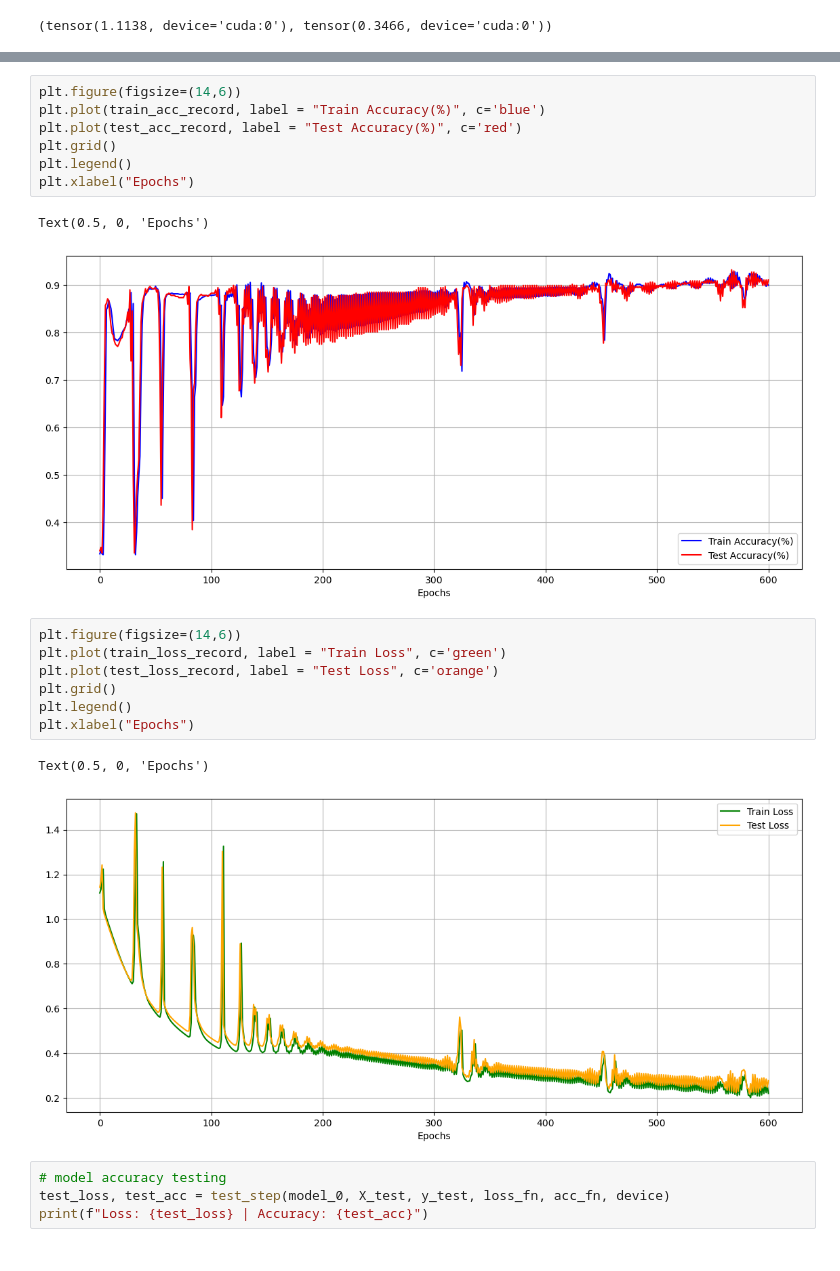
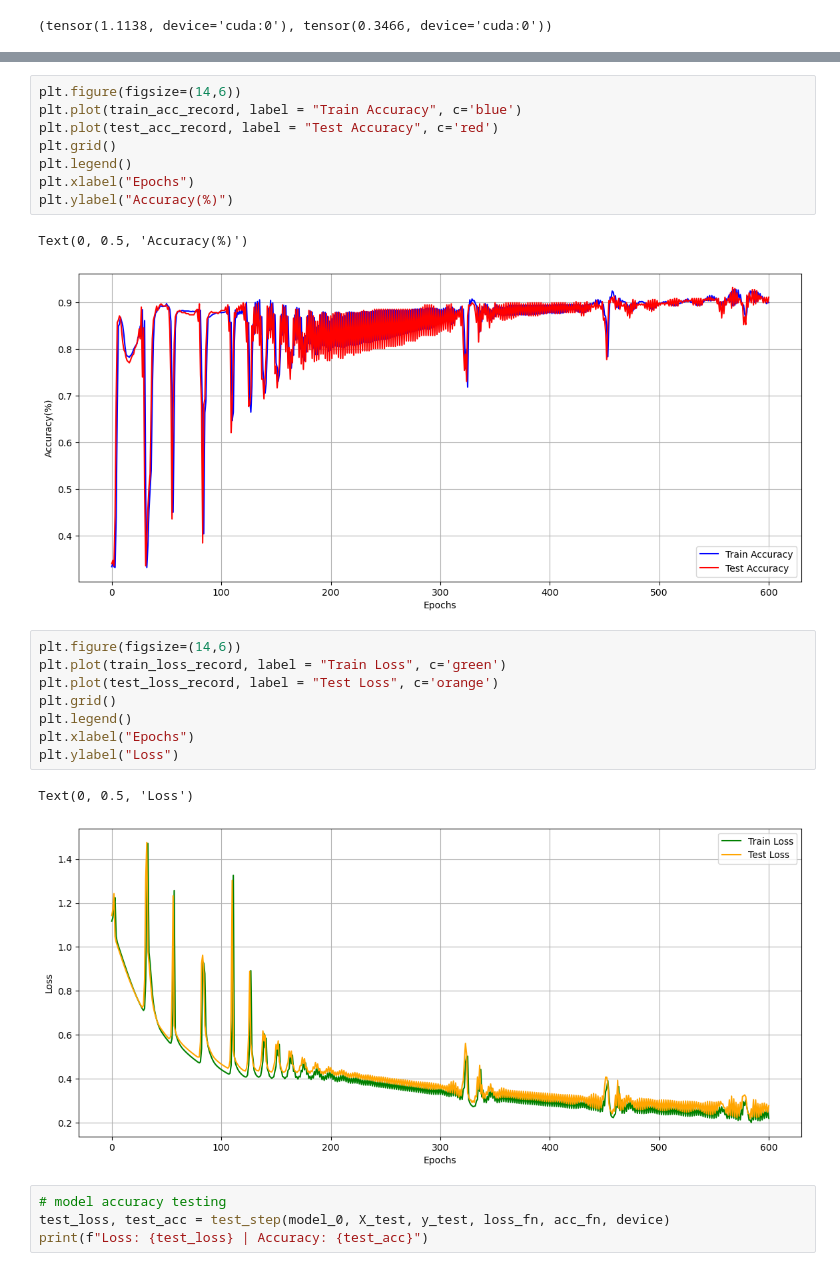
Before and after one commit to ng-daniel/brainwave_emotion_data, a Jupyter notebook: wave_classification.ipynb, the cells around one changed output, grey strips where cells are left out. Saved outputs shown, nothing was run; the diff lists cells and outputs as text.

```diff
--- a/wave_classification.ipynb
+++ b/wave_classification.ipynb
@@ -197,14 +197,15 @@ Epoch: 599 | Train loss 0.25647175312042236 | Train acc: 0.9026392698287964 | Te
 Epoch: 600 | Train loss 0.2206883281469345 | Train acc: 0.8997067213058472 | Test loss: 0.2772287130355835 | Test acc: 0.9110070466995239
 # %%
 plt.figure(figsize=(14,6))
-plt.plot(train_acc_record, label = "Train Accuracy(%)", c='blue')
-plt.plot(test_acc_record, label = "Test Accuracy(%)", c='red')
+plt.plot(train_acc_record, label = "Train Accuracy", c='blue')
+plt.plot(test_acc_record, label = "Test Accuracy", c='red')
 plt.grid()
 plt.legend()
 plt.xlabel("Epochs")
+plt.ylabel("Accuracy(%)")
 # %% [output]
-Text(0.5, 0, 'Epochs')
+Text(0, 0.5, 'Accuracy(%)')
-[figure, old version]
+[figure, new version]
 # %%
 plt.figure(figsize=(14,6))
 plt.plot(train_loss_record, label = "Train Loss", c='green')
@@ -212,9 +213,10 @@ plt.plot(test_loss_record, label = "Test Loss", c='orange')
 plt.grid()
 plt.legend()
 plt.xlabel("Epochs")
+plt.ylabel("Loss")
 # %% [output]
-Text(0.5, 0, 'Epochs')
+Text(0, 0.5, 'Loss')
-[figure, old version]
+[figure, new version]
 # %%
 # model accuracy testing
 test_loss, test_acc = test_step(model_0, X_test, y_test, loss_fn, acc_fn, device)
```
Also changed, not shown: 1 other file.
